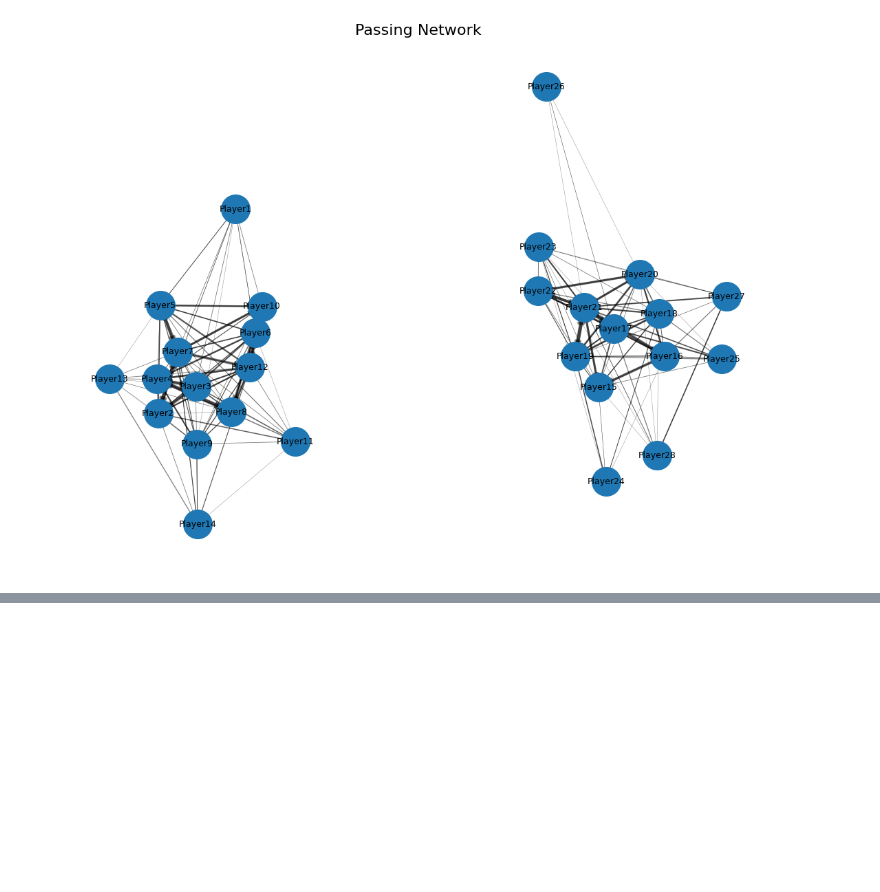
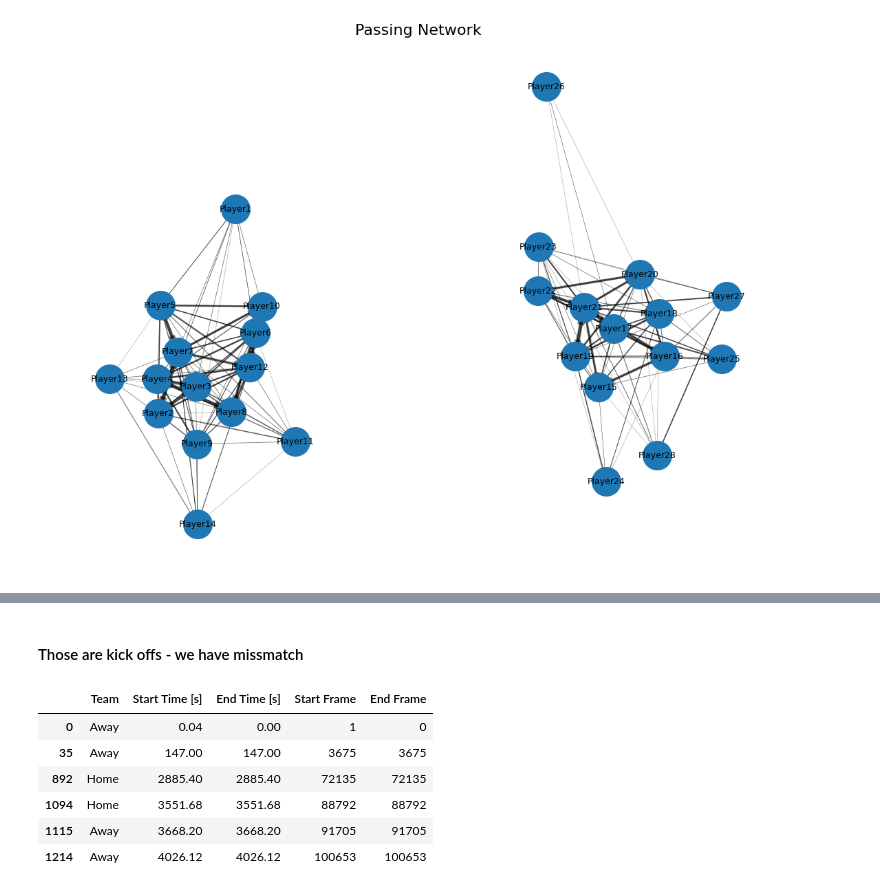
Before and after one commit to ieee-sb-uniwa/milon-football, a Jupyter notebook: notebooks/game1_analysis.ipynb, the cells around one changed output, grey strips where cells are left out. Drawn from its saved outputs; the diff is of its cells as text; code cells hidden in the pictures; blank space fills up the shorter version.

```diff
--- a/notebooks/game1_analysis.ipynb
+++ b/notebooks/game1_analysis.ipynb
@@ -723,0 +943,12 @@ ax.axis('off')
+# %% [markdown]
+#### Those are kick offs - we have missmatch
+# %%
+events[events['Subtype_clean']=='KICK OFF'][['Team','Start Time [s]','End Time [s]','Start Frame','End Frame']]
+# %% [output]
+|  | Team | Start Time [s] | End Time [s] | Start Frame | End Frame |
+| 0 | Away | 0.04 | 0.00 | 1 | 0 |
+| 35 | Away | 147.00 | 147.00 | 3675 | 3675 |
+| 892 | Home | 2885.40 | 2885.40 | 72135 | 72135 |
+| 1094 | Home | 3551.68 | 3551.68 | 88792 | 88792 |
+| 1115 | Away | 3668.20 | 3668.20 | 91705 | 91705 |
+| 1214 | Away | 4026.12 | 4026.12 | 100653 | 100653 |
```
Also changed, not shown: parts of 21 cells of this notebook.
